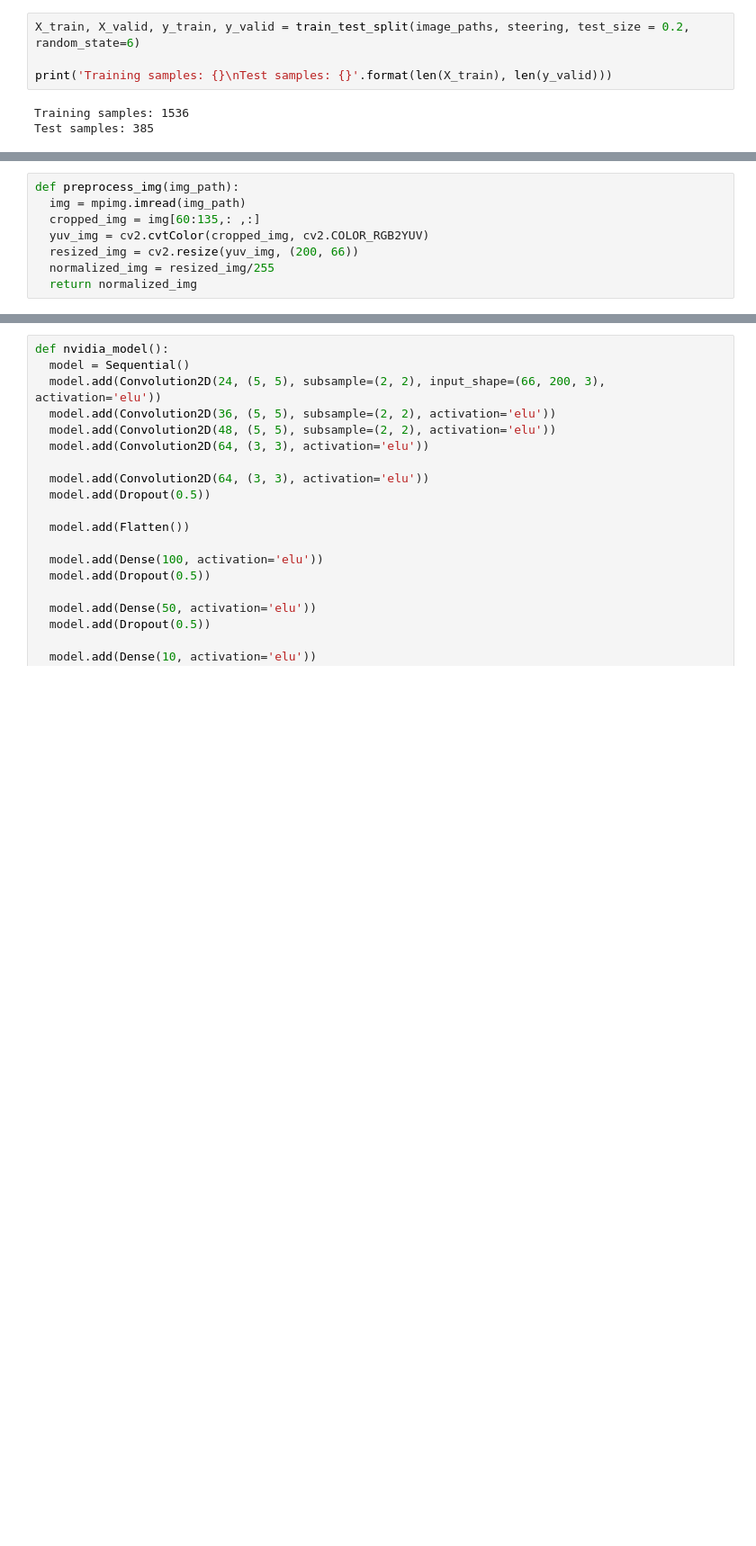
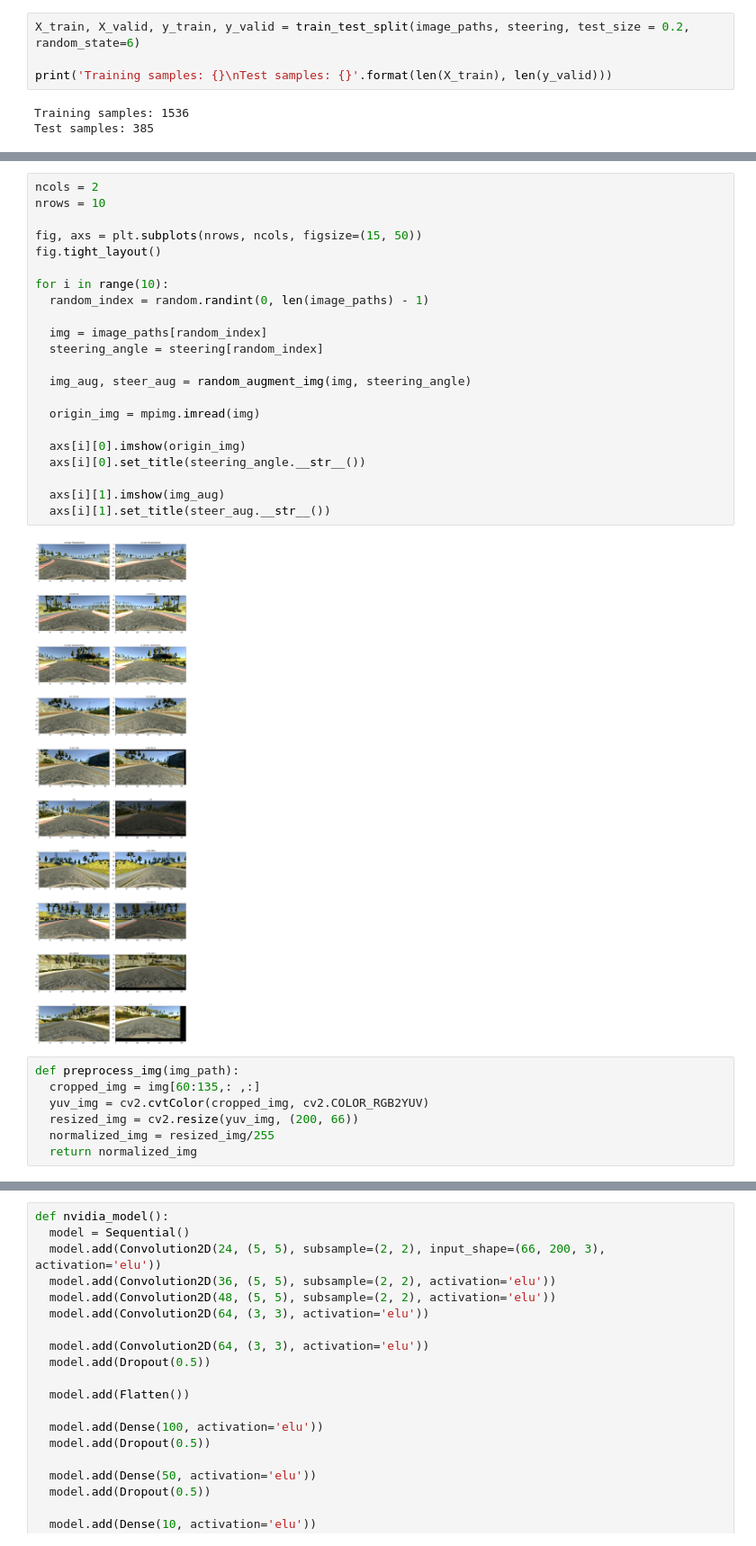
Before and after one commit to thishandp7/self-driving-car, a Jupyter notebook: cnn_self_driving_car.ipynb, the cells around one changed output, grey strips where cells are left out. Shown at 90% size. Drawn from its saved outputs; the diff is of its cells as text; blank space fills up the shorter version.

```diff
--- a/cnn_self_driving_car.ipynb
+++ b/cnn_self_driving_car.ipynb
@@ -145,6 +203,29 @@ Text(0.5, 1.0, 'Training Samples')
+# %%
+ncols = 2
+nrows = 10
+
+fig, axs = plt.subplots(nrows, ncols, figsize=(15, 50))
+fig.tight_layout()
+
+for i in range(10):
+  random_index = random.randint(0, len(image_paths) - 1)
+
+  img = image_paths[random_index]
+  steering_angle = steering[random_index]
+
+  img_aug, steer_aug = random_augment_img(img, steering_angle)
+
+  origin_img = mpimg.imread(img)
+
+  axs[i][0].imshow(origin_img)
+  axs[i][0].set_title(steering_angle.__str__())
+
+  axs[i][1].imshow(img_aug)
+  axs[i][1].set_title(steer_aug.__str__())
+# %% [output]
+[figure, added]
 # %%
 def preprocess_img(img_path):
-  img = mpimg.imread(img_path)
   cropped_img = img[60:135,: ,:]
   yuv_img = cv2.cvtColor(cropped_img, cv2.COLOR_RGB2YUV)
   resized_img = cv2.resize(yuv_img, (200, 66))
```
Also changed, not shown: parts of 17 cells of this notebook.
